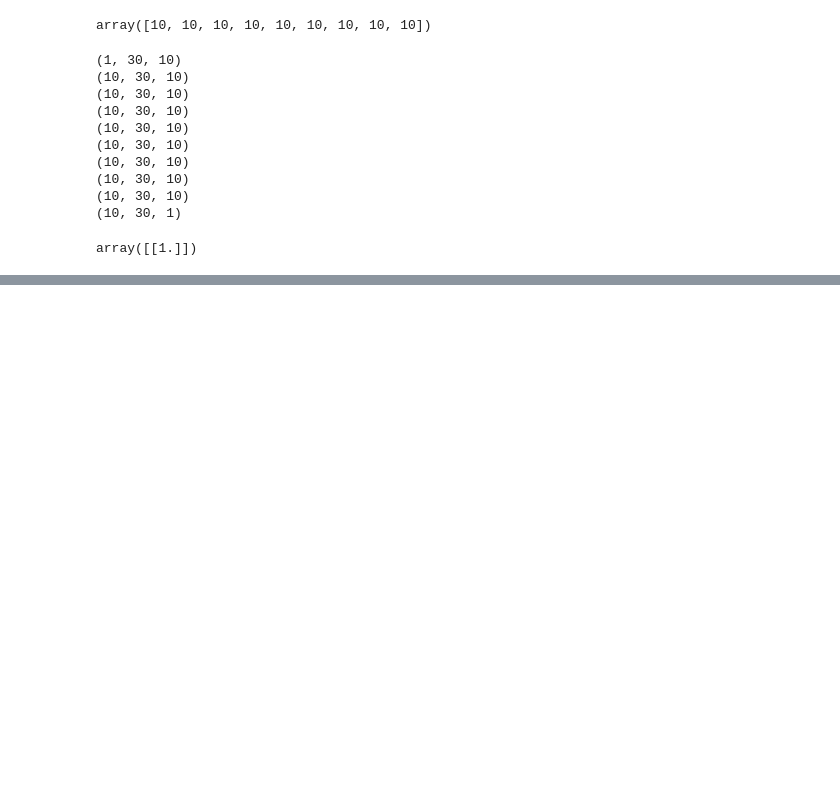
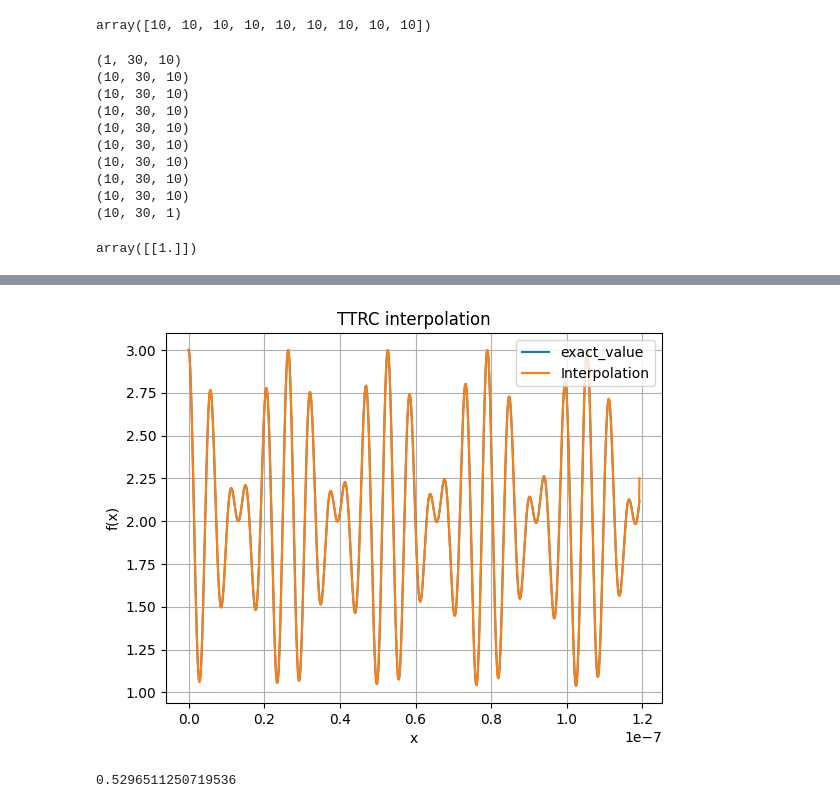
Before and after one commit to pau-torrente/py_ttcross, a Jupyter notebook: tt_cross/python_notebooks/ttrc.ipynb, the cells around one changed output, grey strips where cells are left out. Saved outputs shown, nothing was run; the diff lists cells and outputs as text; code cells hidden in the pictures; blank space fills up the shorter version.

Commit message:
1d interpolation with ttrc running!

```diff
--- a/tt_cross/python_notebooks/ttrc.ipynb
+++ b/tt_cross/python_notebooks/ttrc.ipynb
@@ -216,0 +243,14 @@ for t in mps_ttrc:
+# %%
+def custom_func(x):
+    B = 2 ** (-30)
+    return np.cos(x / B) * np.cos(x / (4 * np.sqrt(5) * B)) * np.exp(-(x**2)) + 2 * np.exp(-x)
+# %%
+interval = [0, 2 ** (-23)]
+d = 15
+# %%
+test_interpolator = ttrc_one_dim_func_interpolator(
+    func=custom_func,
+    interval=interval,
+    d=15,
+    complex_function=False,
+)
@@ -216,0 +314,22 @@ for t in mps_ttrc:
+# %%
+import matplotlib.pyplot as plt
+
+x = np.linspace(0, 2 ** (-23), 1000)
+y = custom_func(x)
+interpolation = np.array([test_interpolator.eval(x_i) for x_i in x])
+
+plt.plot(x, y, label="exact_value")
+plt.plot(x, interpolation, label="Interpolation")
+
+plt.xlabel("x")
+plt.ylabel("f(x)")
+plt.title("TTRC interpolation")
+plt.legend()
+plt.grid(True)
+plt.show()
+# %% [output]
+[figure, added]
+# %%
+np.sum(np.abs(y - interpolation))
+# %% [output]
+0.5296511250719536
```
Also changed, not shown: parts of 12 cells of this notebook, 1 other file.
